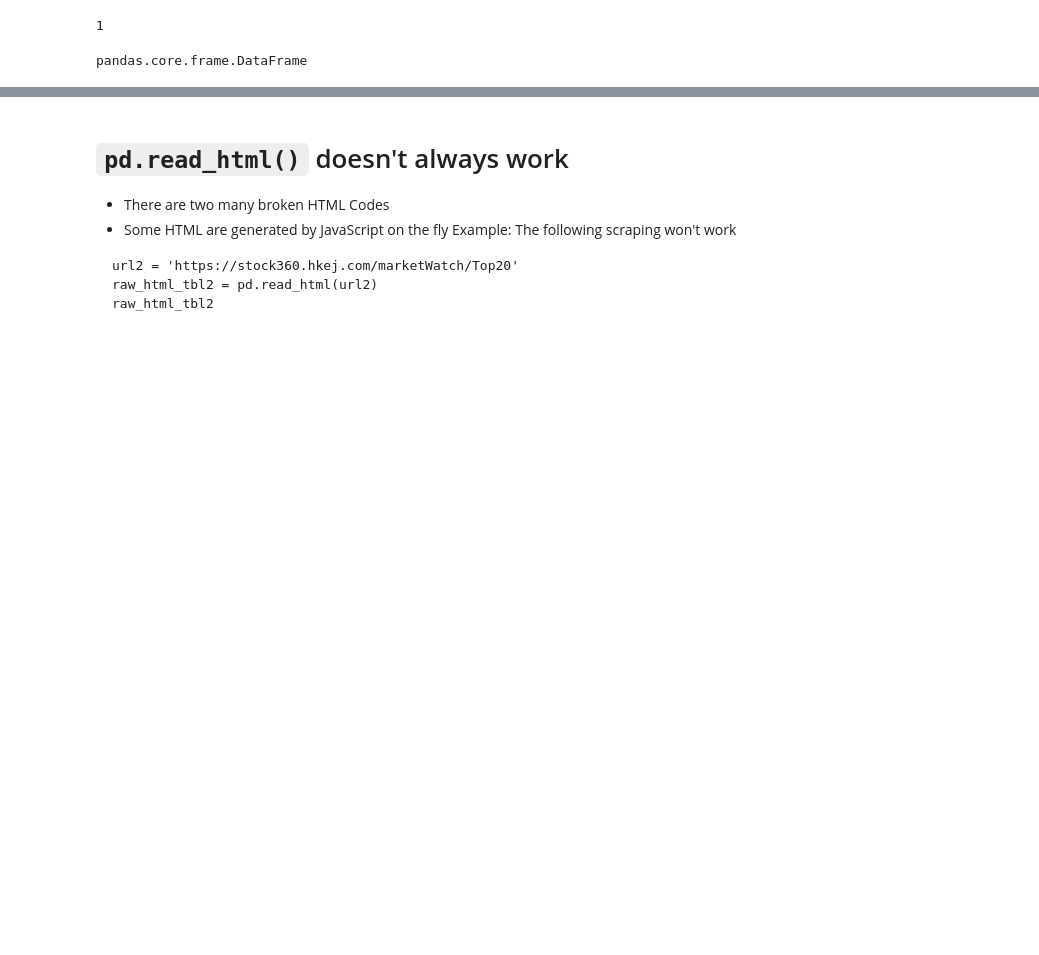
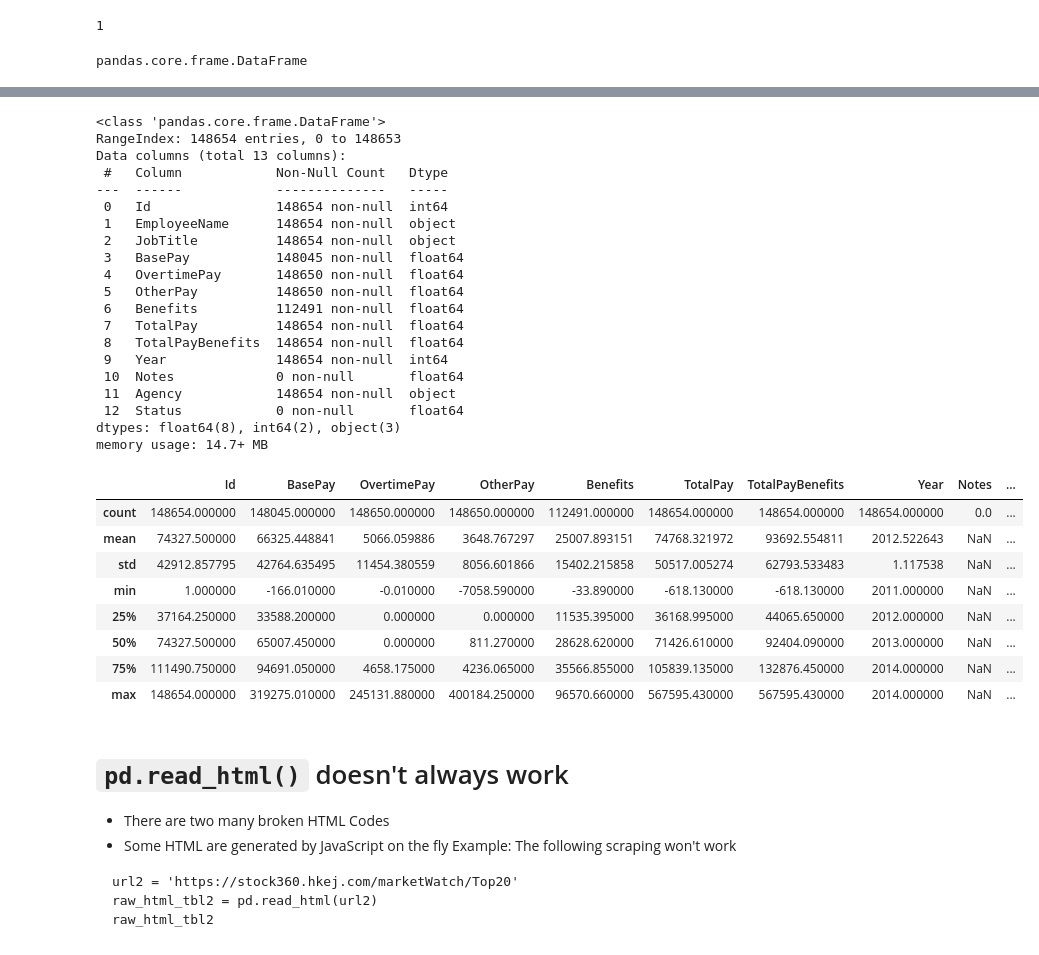
Before and after one commit to ngsanluk/PythonInter, a Jupyter notebook: Jupyter-Notebook/Day2.ipynb, the cells around one changed output, grey strips where cells are left out. Drawn from its saved outputs; the diff is of its cells as text; code cells hidden in the pictures; blank space fills up the shorter version.

```diff
--- a/Jupyter-Notebook/Day2.ipynb
+++ b/Jupyter-Notebook/Day2.ipynb
@@ -377,3 +518,41 @@ raw_html_tbl[0]
+# %%
+df = pd.read_csv('./data/Salaries.csv')
+df.head() # return the first 5 rows
+df.tail() # return the last 5 rows
+df.head(10)
+df.tail(10)
+df.info() # the table meta data
+df.describe() # basic statistic information
+# %% [output]
+<class 'pandas.core.frame.DataFrame'>
+RangeIndex: 148654 entries, 0 to 148653
+Data columns (total 13 columns):
+ #   Column            Non-Null Count   Dtype
+---  ------            --------------   -----
+ 0   Id                148654 non-null  int64
+ 1   EmployeeName      148654 non-null  object
+ 2   JobTitle          148654 non-null  object
+ 3   BasePay           148045 non-null  float64
+ 4   OvertimePay       148650 non-null  float64
+ 5   OtherPay          148650 non-null  float64
+ 6   Benefits          112491 non-null  float64
+ 7   TotalPay          148654 non-null  float64
+ 8   TotalPayBenefits  148654 non-null  float64
+ 9   Year              148654 non-null  int64
+ 10  Notes             0 non-null       float64
+ 11  Agency            148654 non-null  object
+ 12  Status            0 non-null       float64
+dtypes: float64(8), int64(2), object(3)
+memory usage: 14.7+ MB
+|  | Id | BasePay | OvertimePay | OtherPay | Benefits | TotalPay | TotalPayBenefits | Year | Notes | ... |
+| count | 148654.000000 | 148045.000000 | 148650.000000 | 148650.000000 | 112491.000000 | 148654.000000 | 148654.000000 | 148654.000000 | 0.0 | ... |
+| mean | 74327.500000 | 66325.448841 | 5066.059886 | 3648.767297 | 25007.893151 | 74768.321972 | 93692.554811 | 2012.522643 | NaN | ... |
+| std | 42912.857795 | 42764.635495 | 11454.380559 | 8056.601866 | 15402.215858 | 50517.005274 | 62793.533483 | 1.117538 | NaN | ... |
+| min | 1.000000 | -166.010000 | -0.010000 | -7058.590000 | -33.890000 | -618.130000 | -618.130000 | 2011.000000 | NaN | ... |
+| 25% | 37164.250000 | 33588.200000 | 0.000000 | 0.000000 | 11535.395000 | 36168.995000 | 44065.650000 | 2012.000000 | NaN | ... |
+| 50% | 74327.500000 | 65007.450000 | 0.000000 | 811.270000 | 28628.620000 | 71426.610000 | 92404.090000 | 2013.000000 | NaN | ... |
+| 75% | 111490.750000 | 94691.050000 | 4658.175000 | 4236.065000 | 35566.855000 | 105839.135000 | 132876.450000 | 2014.000000 | NaN | ... |
+| max | 148654.000000 | 319275.010000 | 245131.880000 | 400184.250000 | 96570.660000 | 567595.430000 | 567595.430000 | 2014.000000 | NaN | ... |
 # %% [markdown]
 # `pd.read_html()` doesn't always work
 - There are two many broken HTML Codes
```
Also changed, not shown: parts of 88 cells of this notebook.
